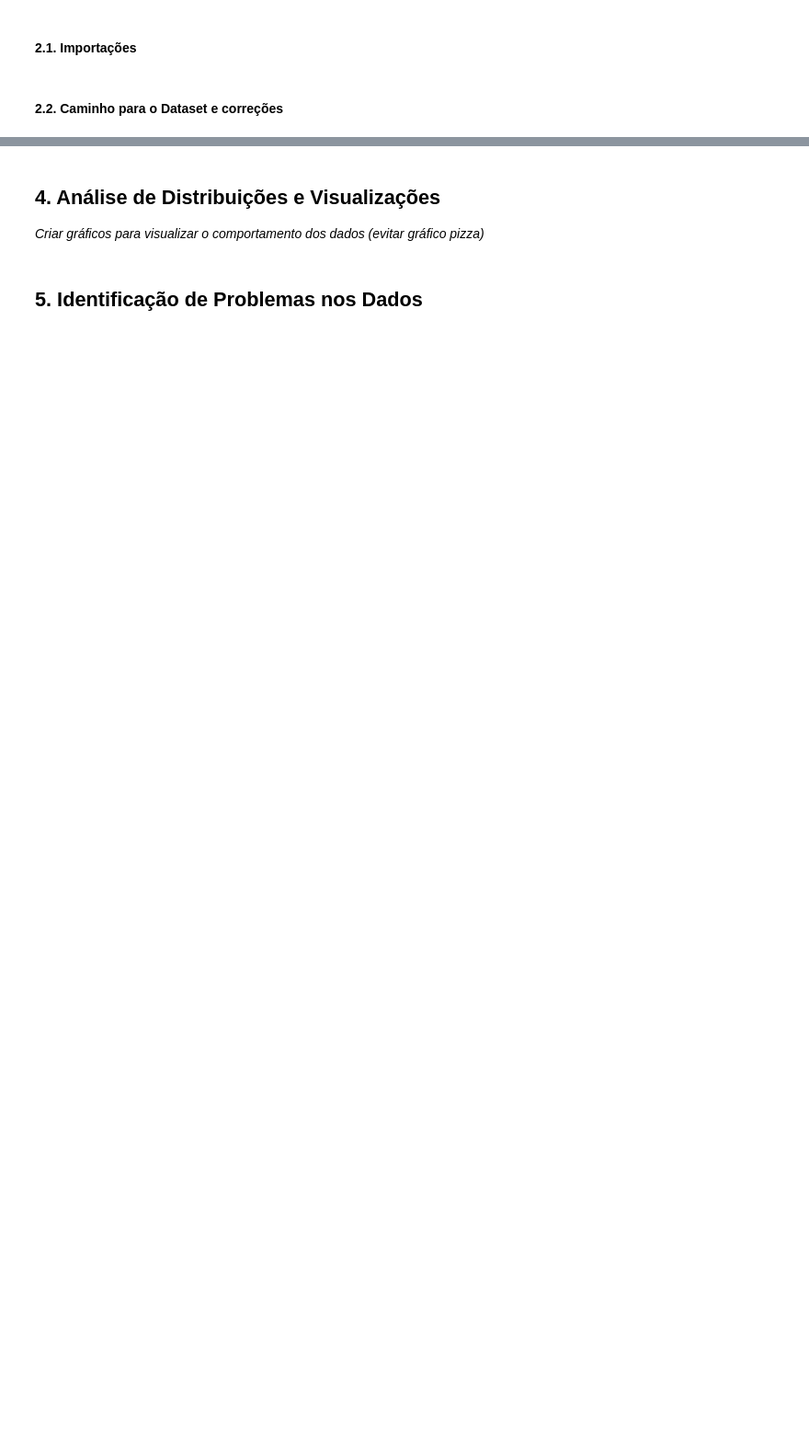
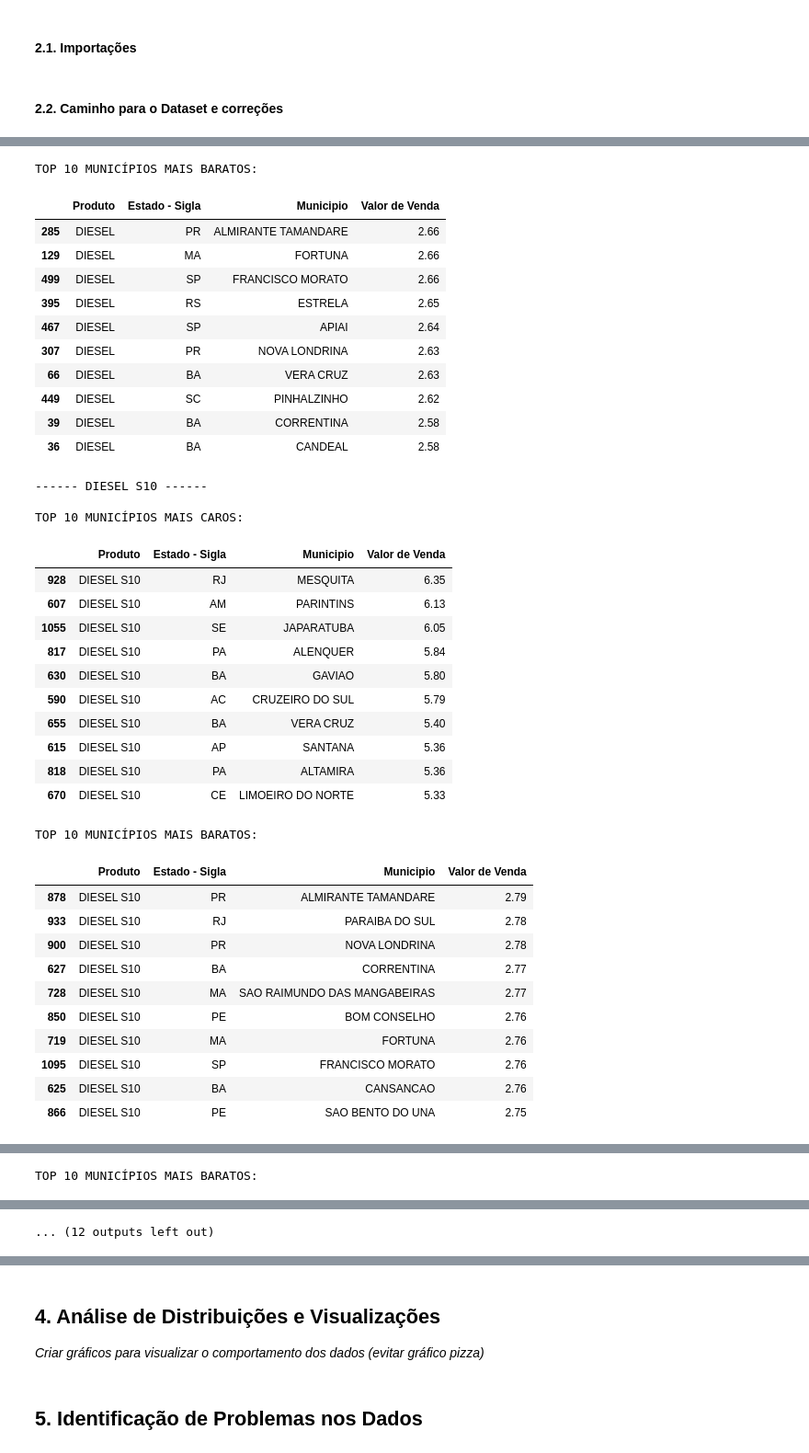
Before and after one commit to LucasCabra7/precos-combustiveis-brasil-2015-2025, a Jupyter notebook: Grupo_4_Análise_Exploratória_e_Modelagem_Preditiva_dos_Preços_de_Combustíveis_no_Brasil_(2015–2025).ipynb, the cells around one changed output, grey strips where cells are left out. Shown at 92% size. Saved outputs shown, nothing was run; the diff lists cells and outputs as text; code cells hidden in the pictures; blank space fills up the shorter version.

```diff
--- a/Grupo_4_Análise_Exploratória_e_Modelagem_Preditiva_dos_Preços_de_Combustíveis_no_Brasil_(2015–2025).ipynb
+++ b/Grupo_4_Análise_Exploratória_e_Modelagem_Preditiva_dos_Preços_de_Combustíveis_no_Brasil_(2015–2025).ipynb
@@ -794,0 +486,40 @@ Essa análise contribui para uma compreensão mais aprofundada do comportamento
+# %%
+class AnalisadorMunicipiosPorProdutoPrecos:
+    def __init__(self, dataframe: pd.DataFrame):
+        self.dataframe = dataframe
+
+    def calculcar_media_historica_por_municipio(self):
+        media_historica_por_municipio = (
+            self.dataframe
+            .groupby(['Produto', 'Estado - Sigla', 'Municipio'])['Valor de Venda']
+            .mean()
+            .round(2)
+            .reset_index()
+        )
+        return media_historica_por_municipio
+
+    def exibir_media_historica_por_municipio(self, media_historica_por_municipio: pd.DataFrame):
+        print("\nMUNICÍPIOS MAIS CAROS E MAIS BARATOS POR PRODUTO (média 2015-2025):")
+
+        produtos_separados = media_historica_por_municipio['Produto'].unique()
+
+        for produto in produtos_separados:
+            print(f"\n------ {produto} ------ \n")
+
+            dados_do_produto = media_historica_por_municipio[media_historica_por_municipio['Produto'] == produto]
+
+            dados_do_produto_ordenados = dados_do_produto.sort_values(by='Valor de Venda', ascending=False)
+
+            print("TOP 10 MUNICÍPIOS MAIS CAROS:")
+            display(dados_do_produto_ordenados.head(10))
+
+            print("TOP 10 MUNICÍPIOS MAIS BARATOS:")
+            display(dados_do_produto_ordenados.tail(10))
+
+    def gerar_relatorio_completo_municipios_por_produto_precos(self):
+        media_historica_por_municipio = self.calculcar_media_historica_por_municipio()
+        self.exibir_media_historica_por_municipio(media_historica_por_municipio)
+
+analisador_municipios_produto_precos = AnalisadorMunicipiosPorProdutoPrecos(dataframe_final)
+analisador_municipios_produto_precos.gerar_relatorio_completo_municipios_por_produto_precos()
+# %% [output]
@@ -794,0 +542,38 @@ Essa análise contribui para uma compreensão mais aprofundada do comportamento
+TOP 10 MUNICÍPIOS MAIS BARATOS:
+|  | Produto | Estado - Sigla | Municipio | Valor de Venda |
+| 285 | DIESEL | PR | ALMIRANTE TAMANDARE | 2.66 |
+| 129 | DIESEL | MA | FORTUNA | 2.66 |
+| 499 | DIESEL | SP | FRANCISCO MORATO | 2.66 |
+| 395 | DIESEL | RS | ESTRELA | 2.65 |
+| 467 | DIESEL | SP | APIAI | 2.64 |
+| 307 | DIESEL | PR | NOVA LONDRINA | 2.63 |
+| 66 | DIESEL | BA | VERA CRUZ | 2.63 |
+| 449 | DIESEL | SC | PINHALZINHO | 2.62 |
+| 39 | DIESEL | BA | CORRENTINA | 2.58 |
+| 36 | DIESEL | BA | CANDEAL | 2.58 |
+------ DIESEL S10 ------
+
+TOP 10 MUNICÍPIOS MAIS CAROS:
+|  | Produto | Estado - Sigla | Municipio | Valor de Venda |
+| 928 | DIESEL S10 | RJ | MESQUITA | 6.35 |
+| 607 | DIESEL S10 | AM | PARINTINS | 6.13 |
+| 1055 | DIESEL S10 | SE | JAPARATUBA | 6.05 |
+| 817 | DIESEL S10 | PA | ALENQUER | 5.84 |
+| 630 | DIESEL S10 | BA | GAVIAO | 5.80 |
+| 590 | DIESEL S10 | AC | CRUZEIRO DO SUL | 5.79 |
+| 655 | DIESEL S10 | BA | VERA CRUZ | 5.40 |
+| 615 | DIESEL S10 | AP | SANTANA | 5.36 |
+| 818 | DIESEL S10 | PA | ALTAMIRA | 5.36 |
+| 670 | DIESEL S10 | CE | LIMOEIRO DO NORTE | 5.33 |
+TOP 10 MUNICÍPIOS MAIS BARATOS:
+|  | Produto | Estado - Sigla | Municipio | Valor de Venda |
+| 878 | DIESEL S10 | PR | ALMIRANTE TAMANDARE | 2.79 |
+| 933 | DIESEL S10 | RJ | PARAIBA DO SUL | 2.78 |
+| 900 | DIESEL S10 | PR | NOVA LONDRINA | 2.78 |
+| 627 | DIESEL S10 | BA | CORRENTINA | 2.77 |
+| 728 | DIESEL S10 | MA | SAO RAIMUNDO DAS MANGABEIRAS | 2.77 |
+| 850 | DIESEL S10 | PE | BOM CONSELHO | 2.76 |
+| 719 | DIESEL S10 | MA | FORTUNA | 2.76 |
+| 1095 | DIESEL S10 | SP | FRANCISCO MORATO | 2.76 |
+| 625 | DIESEL S10 | BA | CANSANCAO | 2.76 |
+| 866 | DIESEL S10 | PE | SAO BENTO DO UNA | 2.75 |
@@ -794,0 +594 @@ Essa análise contribui para uma compreensão mais aprofundada do comportamento
+TOP 10 MUNICÍPIOS MAIS BARATOS:
@@ -794,0 +606 @@ Essa análise contribui para uma compreensão mais aprofundada do comportamento
+... (12 outputs left out)
```
Also changed, not shown: parts of 40 cells of this notebook, 1 other file.
